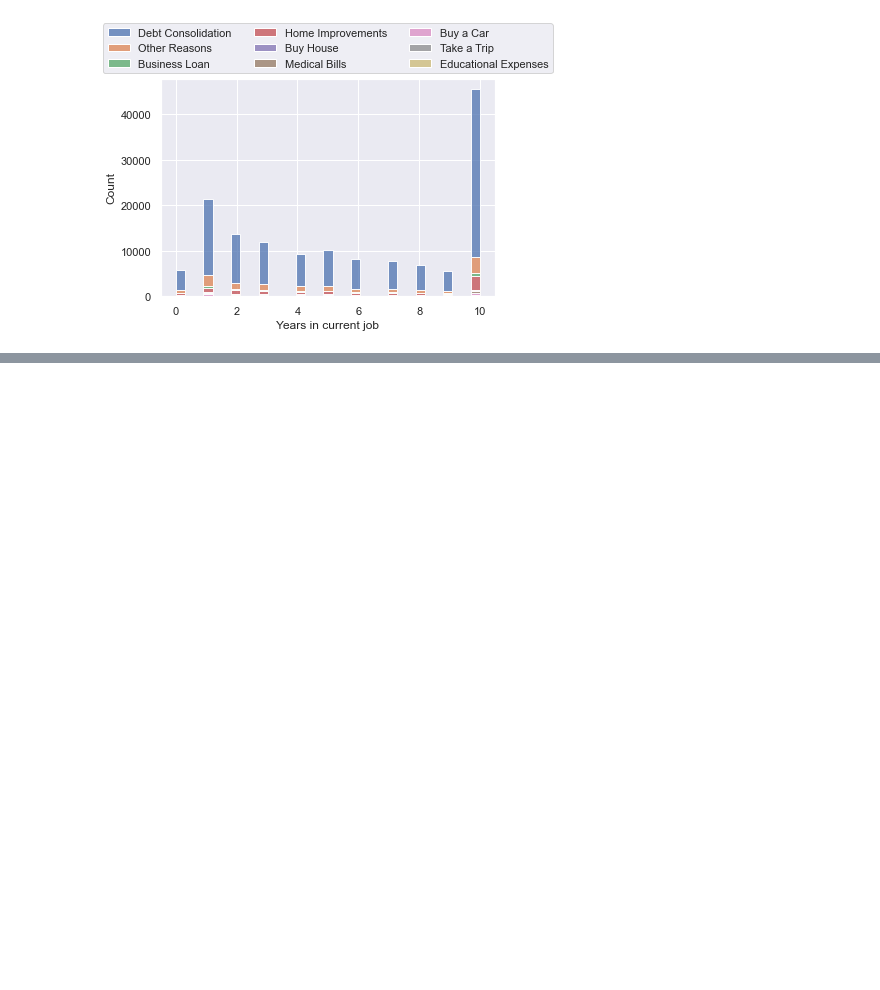
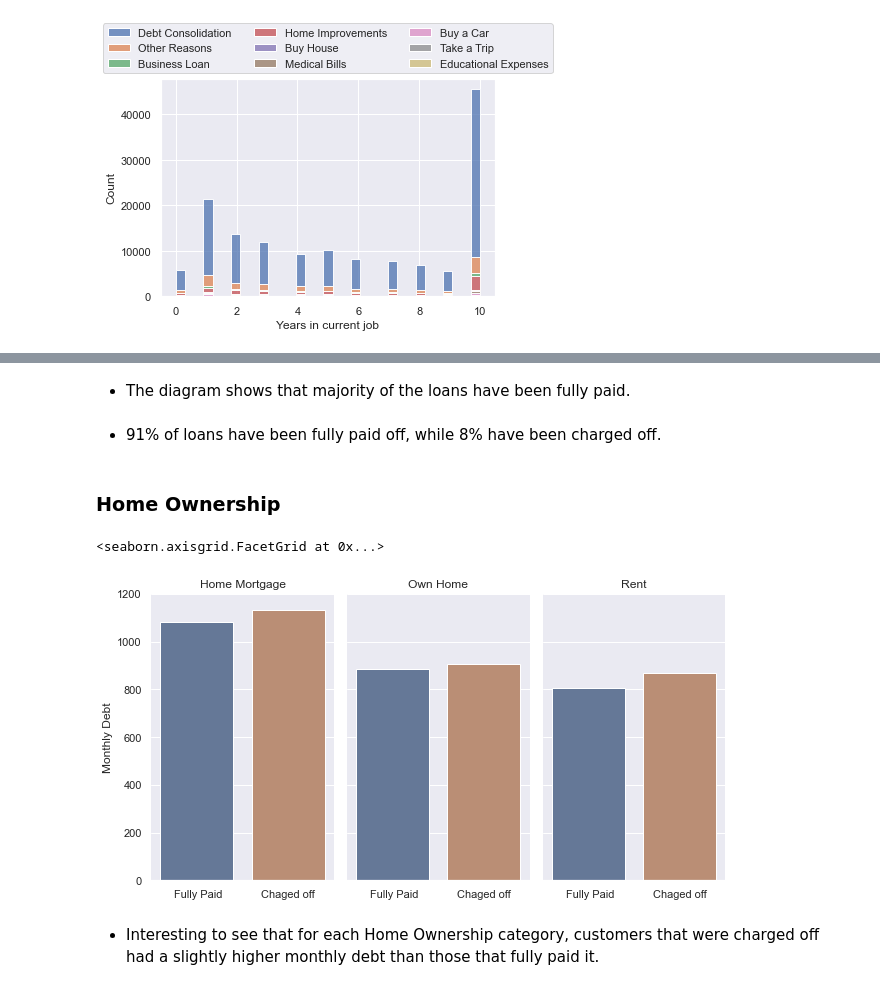
Before and after one commit to supermanimmy/loan-dataset-exploration, a Jupyter notebook: Loan Dataset Exploration.ipynb, the cells around one changed output, grey strips where cells are left out. Cells and saved outputs as stored; diff of their text form; code cells hidden in the pictures; blank space fills up the shorter version.

```diff
--- a/Loan Dataset Exploration.ipynb
+++ b/Loan Dataset Exploration.ipynb
@@ -459,0 +442,19 @@ loan.shape
+# %% [markdown]
+* The diagram shows that majority of the loans have been fully paid.
+# %% [markdown]
+* 91% of loans have been fully paid off, while 8% have been charged off.
+# %% [markdown]
+### Home Ownership
+# %%
+g = sns.catplot(data=loan, x= 'Loan Status', y='Monthly Debt', col='Home Ownership', saturation=.5,
+               kind='bar', ci=None, aspect=.6)
+g.set_axis_labels("", 'Monthly Debt')
+g.set_xticklabels([' Fully Paid', 'Chaged off'])
+g.set_titles("{col_name}")
+g.set(ylim=(0,1200))
+g.despine(left=True)
+# %% [output]
+<seaborn.axisgrid.FacetGrid at 0x...>
+[figure, added]
+# %% [markdown]
+* Interesting to see that for each Home Ownership category, customers that were charged off had a slightly higher monthly debt than those that fully paid it.
```
Also changed, not shown: parts of 68 cells of this notebook.
